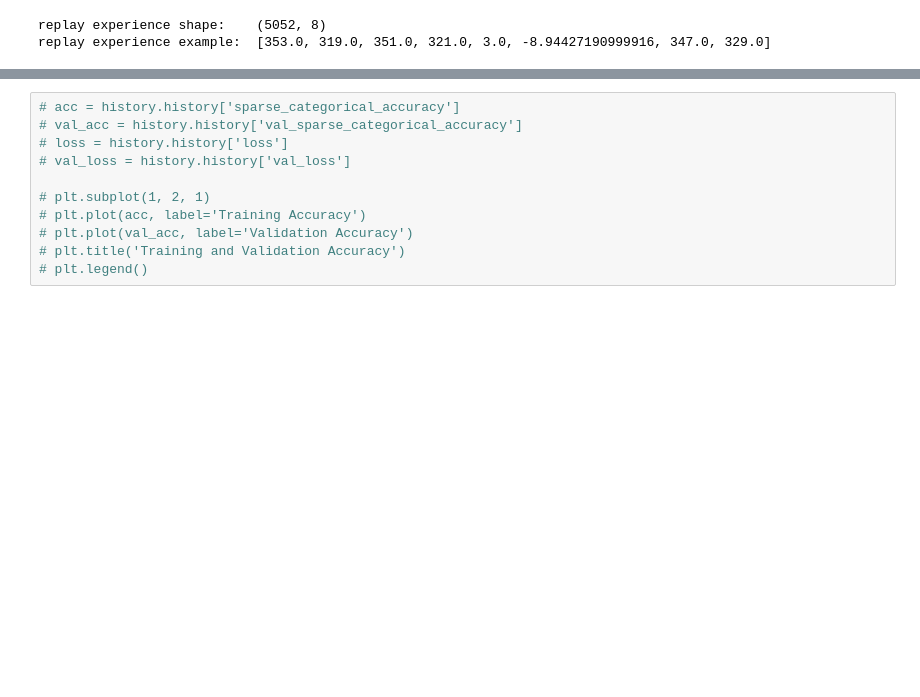
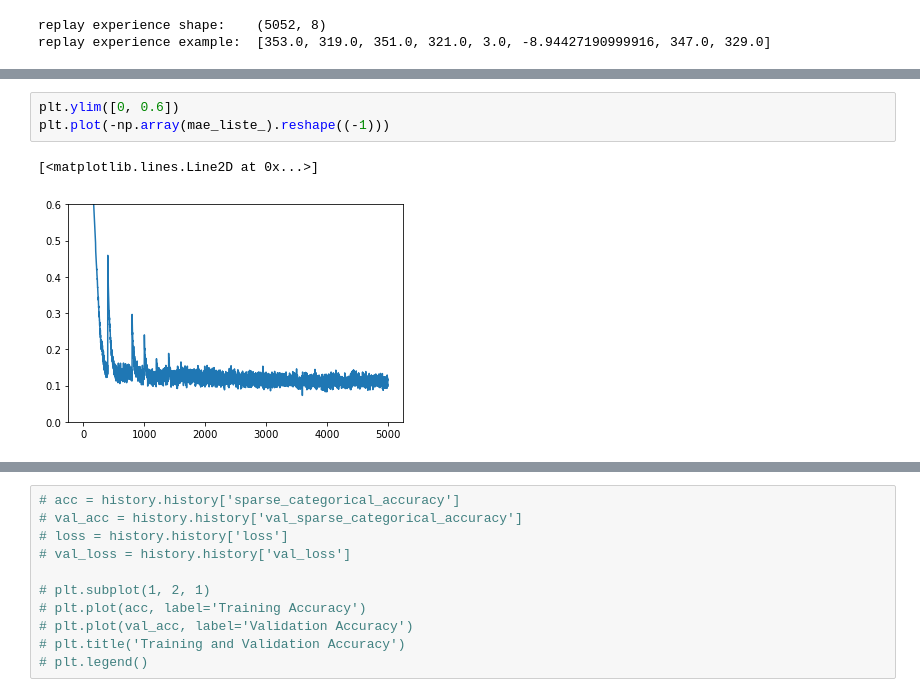
Before and after one commit to XindongXU/TR-DATA-RL, a Jupyter notebook: project_RL/Training.ipynb, the cells around one changed output, grey strips where cells are left out. Saved outputs shown, nothing was run; the diff lists cells and outputs as text; blank space fills up the shorter version.

```diff
--- a/project_RL/Training.ipynb
+++ b/project_RL/Training.ipynb
@@ -120,0 +142,6 @@ KeyboardInterrupt:
+# %%
+plt.ylim([0, 0.6])
+plt.plot(-np.array(mae_liste_).reshape((-1)))
+# %% [output]
+[<matplotlib.lines.Line2D at 0x...>]
+[figure, added]
```
Also changed, not shown: parts of 24 cells of this notebook, 12 other files.
